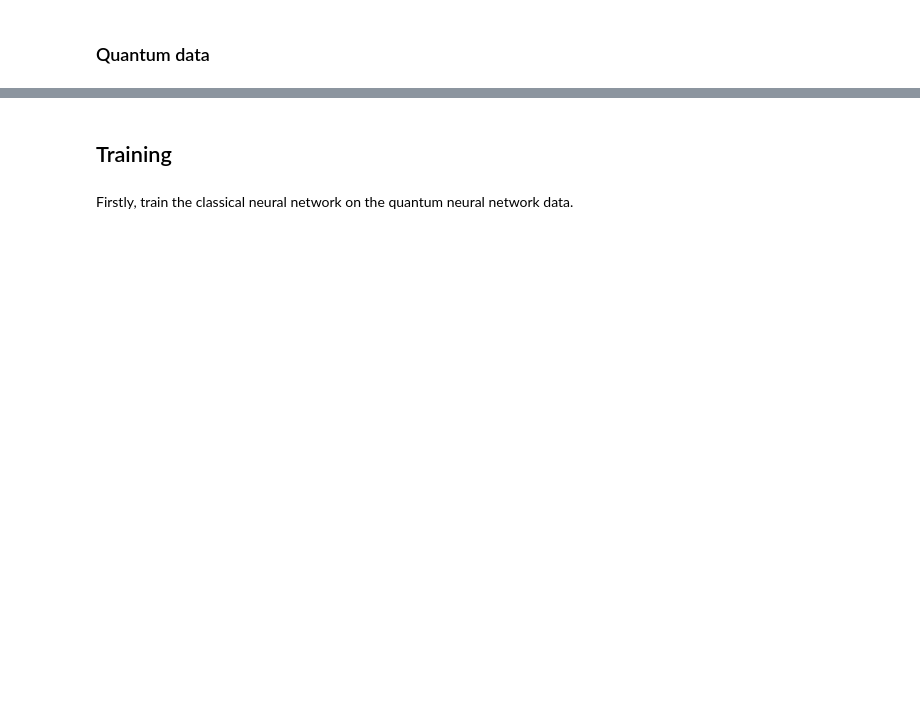
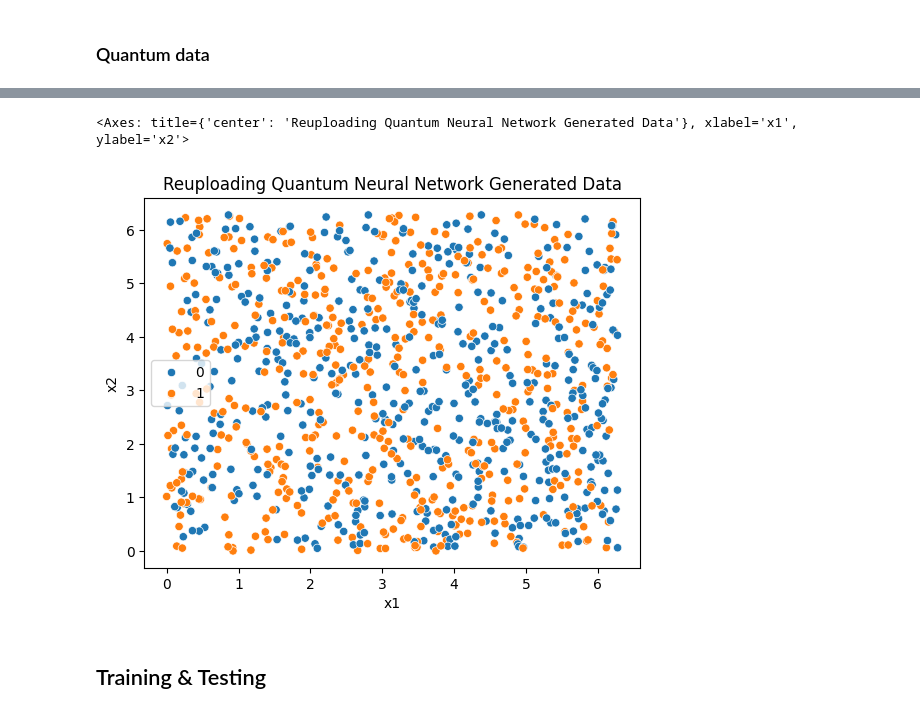
Before and after one commit to wvenemans/aQa-Final-Project, a Jupyter notebook: main.ipynb, the cells around one changed output, grey strips where cells are left out. Saved outputs shown, nothing was run; the diff lists cells and outputs as text; code cells hidden in the pictures; blank space fills up the shorter version.

```diff
--- a/main.ipynb
+++ b/main.ipynb
@@ -196,5 +457,13 @@ sns.scatterplot(x=quantumData[:,0], y=quantumData[:,1], hue=quantumLabels, ax=ax
+# %%
+fig, ax = plt.subplots()
+ax.set_title('Reuploading Quantum Neural Network Generated Data')
+ax.set_ylabel('x2')
+ax.set_xlabel('x1')
+sns.scatterplot(x=reuploadQuantumData[:,0], y=reuploadQuantumData[:,1], hue=reuploadQuantumLabels, ax=ax)
+fig.savefig('figures/reuploadQuantumData.png')
+# %% [output]
+<Axes: title={'center': 'Reuploading Quantum Neural Network Generated Data'}, xlabel='x1', ylabel='x2'>
+[figure, added]
 # %% [markdown]
-## Training
+## Training & Testing
-# %% [markdown]
-Firstly, train the classical neural network on the quantum neural network data. <br>
 # %%
```
Also changed, not shown: parts of 42 cells of this notebook.
